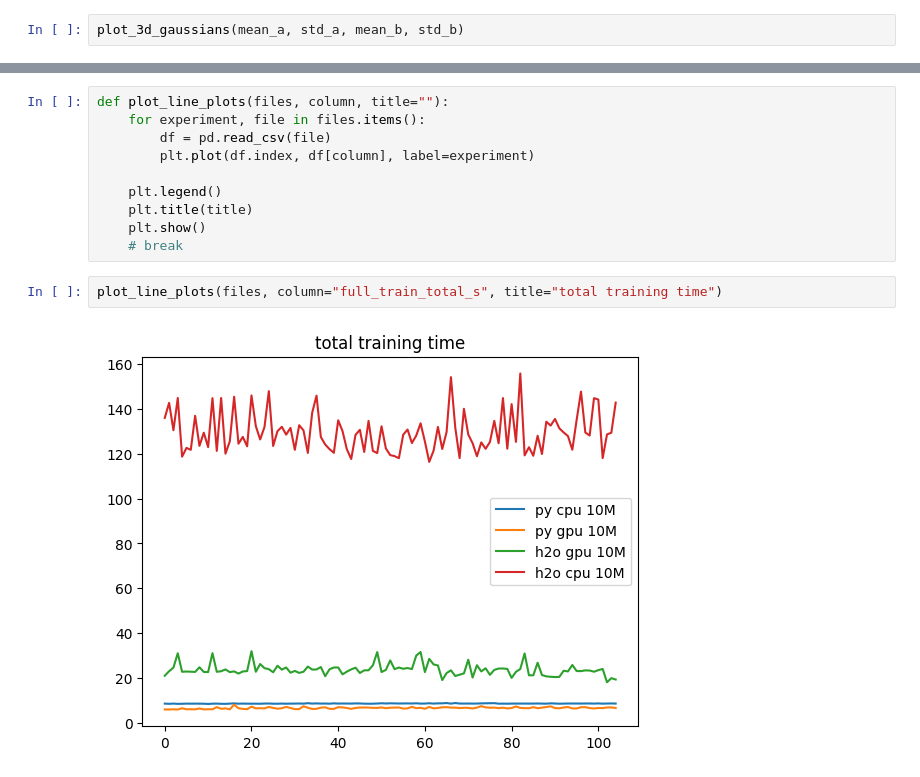
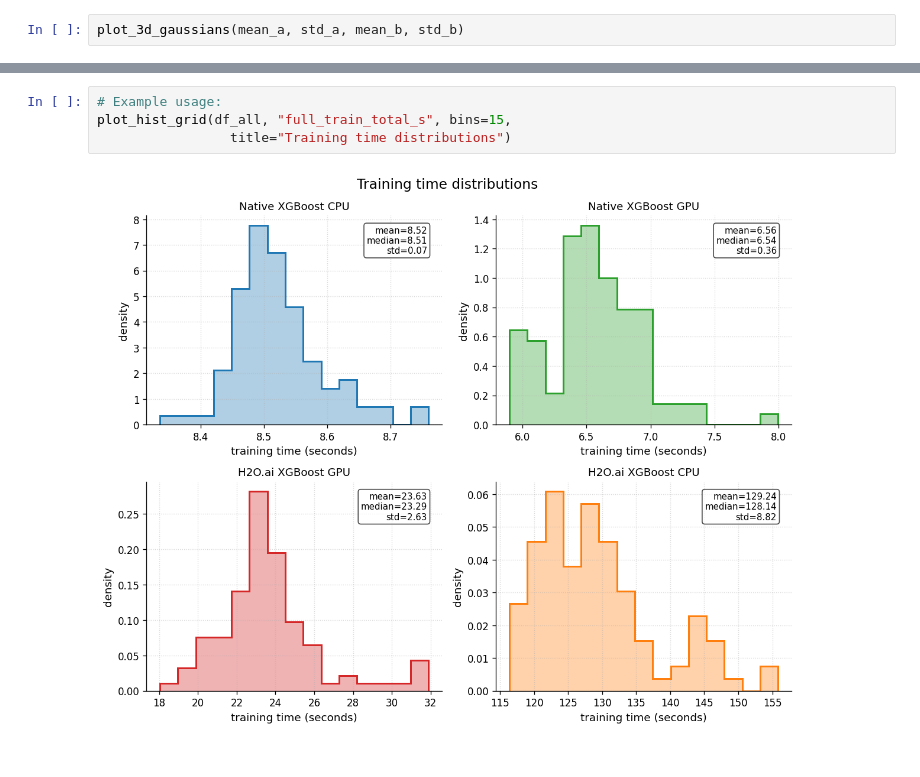
Before and after one commit to jonathankabala/xgboost_benchmark, a Jupyter notebook: src/misc.ipynb, the cells around one changed output, grey strips where cells are left out. Cells and saved outputs as stored; diff of their text form.

```diff
--- a/src/misc.ipynb
+++ b/src/misc.ipynb
@@ -126,14 +282,6 @@ files = {
 # %%
-def plot_line_plots(files, column, title=""):
-    for experiment, file in files.items():
-        df = pd.read_csv(file)
-        plt.plot(df.index, df[column], label=experiment)
-
-    plt.legend()
-    plt.title(title)
-    plt.show()
-    # break
+# Example usage:
+plot_hist_grid(df_all, "full_train_total_s", bins=15,
+                 title="Training time distributions")
+# %% [output]
+[figure, added]
-# %%
-plot_line_plots(files, column="full_train_total_s", title="total training time")
-# %% [output]
-[figure, removed]
```
Also changed, not shown: parts of 13 cells of this notebook, 1 other file.
